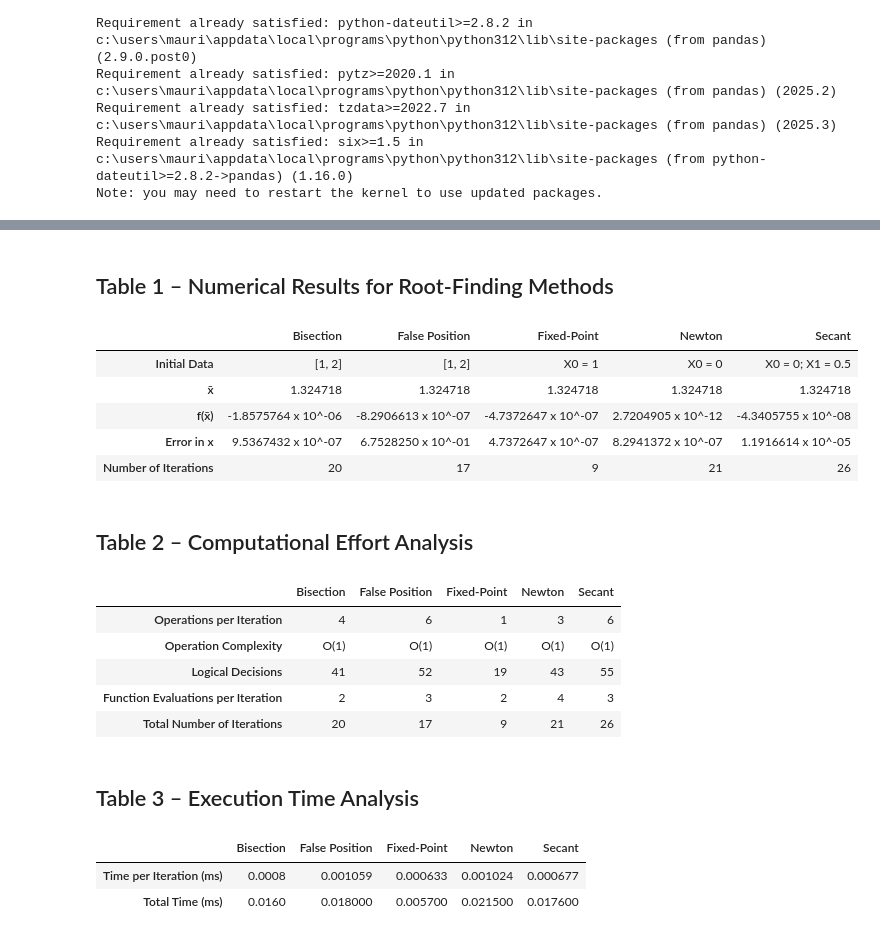
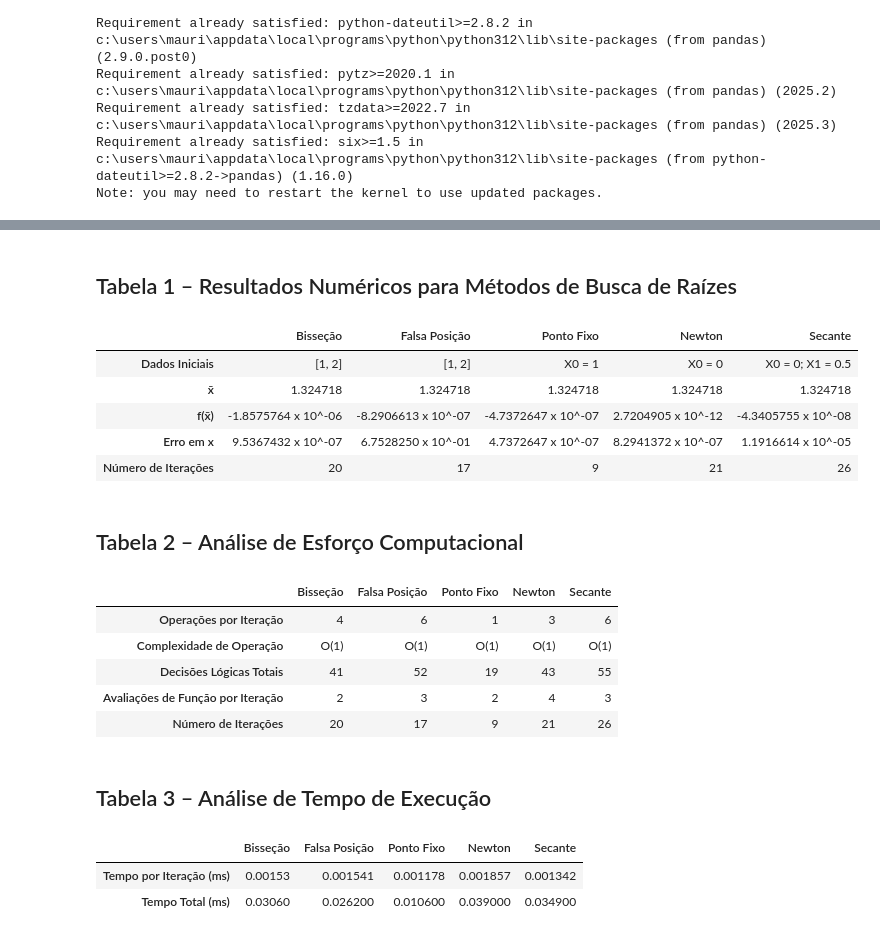
Before and after one commit to mauricioaires30/Matematica-Computacional, a Jupyter notebook: trabalho_02_1.ipynb, the cells around one changed output, grey strips where cells are left out. Saved outputs shown, nothing was run; the diff lists cells and outputs as text; code cells hidden in the pictures.

```diff
--- a/trabalho_02_1.ipynb
+++ b/trabalho_02_1.ipynb
@@ -176,19 +215,16 @@ def bisection(function, interval, stopping_crit_1, precision, max_iterations = 1
 # %%
-def false_position(function, interval, stopping_crit_1, stopping_crit_2, precision, max_iterations = 100):
+def false_position(function, interval, stopping_crit, precision, max_iterations = 100):
     #(1) initial values
     a = interval[0]
     b = interval[1]
-    episolon_1 = stopping_crit_1
-    episolon_2 = stopping_crit_2
+    episolon_1 = stopping_crit
+    episolon_2 = stopping_crit
 
     #other initial values
     x = 0
-    iterations = 0
-    total_time = 0
 
-    dyn_ops = 0
-    dyn_logic = 0
-    dyn_evals = 0
+    iterations, total_time = 0, 0
+    dyn_ops, dyn_logic, dyn_evals = 0, 0, 0
 
     #(2) first verification
     dyn_ops += 1
@@ -467,27 +545,23 @@ def newton(function, init_x, stopping_crit_1, stopping_crit_2, precision, max_it
 # %%
-def secant(function, ini_x_0, ini_x_1, stopping_crit_1, stopping_crit_2, precision, max_iterations = 100):
+def secant(function, ini_x_0, ini_x_1, stopping_crit, precision, max_iterations = 100):
     #(1) initial values
     initial_x_0 = ini_x_0
     initial_x_1 = ini_x_1
-    episolon_1 = stopping_crit_1
-    episolon_2 = stopping_crit_2
+    epsilon_1 = stopping_crit
+    epsilon_2 = stopping_crit
 
     #other initial values
     x = initial_x_1
     x_0 = initial_x_0
     x_1 = initial_x_1
-    iterations = 0
-    total_time = 0
-    current_error = 0
 
-    dyn_ops = 0
-    dyn_logic = 0
-    dyn_evals = 0
+    iterations, total_time, current_error = 0, 0, 0
+    dyn_ops, dyn_logic, dyn_evals = 0, 0, 0
 
     #(2) first verification
     dyn_evals += 1
     dyn_logic += 1
-    if abs(function(x_0)) < episolon_1:
+    if abs(function(x_0)) < epsilon_1:
         x = x_0
 
     #(3) second verification
@@ -495,7 +569,7 @@ def secant(function, ini_x_0, ini_x_1, stopping_crit_1, stopping_crit_2, precisi
         dyn_evals += 1
         dyn_ops += 1
         dyn_logic += 2
-        if abs(function(x_1)) < episolon_1 or abs(x_1 - x_0) < episolon_2:
+        if abs(function(x_1)) < epsilon_1 or abs(x_1 - x_0) < epsilon_2:
             x = x_1
 
         else:
@@ -522,7 +596,7 @@ def secant(function, ini_x_0, ini_x_1, stopping_crit_1, stopping_crit_2, precisi
                 current_error = x_2 - x_1
 
                 dyn_logic += 2
-                if abs(fx_2) < episolon_1 or abs(current_error) < episolon_2:
+                if abs(fx_2) < epsilon_1 or abs(current_error) < epsilon_2:
                     x = x_2
                     break
 
@@ -628,32 +739,32 @@ print_tables(numerical_data, effort_data, time_data)
 # %%
 example_function = lambda x: x**3 - x - 1
 fixed_point_iteration_function = lambda x: (x + 1)**(1/3)
 interval = [1, 2]
-stopping_crit_1 = stopping_crit_2 = 10**-6
+stopping_crit = 10**-6
 
-numerical_data["bisection"], effort_data["bisection"], time_data["bisection"] = bisection(example_function, interval, stopping_crit_1, 7)
-numerical_data["false_position"], effort_data["false_position"], time_data["false_position"] = false_position(example_function, interval, stopping_crit_1, stopping_crit_2, 7)
-numerical_data["fixed_point"], effort_data["fixed_point"], time_data["fixed_point"] = fixed_point(example_function, fixed_point_iteration_function, 1, stopping_crit_1, stopping_crit_2, 7)
-numerical_data["newton"], effort_data["newton"], time_data["newton"] = newton(example_function, 0, stopping_crit_1, stopping_crit_2, 7)
-numerical_data["secant"], effort_data["secant"], time_data["secant"] = secant(example_function, 0, .5, stopping_crit_1, stopping_crit_2, 7)
+numerical_data["bisection"], effort_data["bisection"], time_data["bisection"] = bisection(example_function, interval, stopping_crit, 7)
+numerical_data["false_position"], effort_data["false_position"], time_data["false_position"] = false_position(example_function, interval, stopping_crit, 7)
+numerical_data["fixed_point"], effort_data["fixed_point"], time_data["fixed_point"] = fixed_point(example_function, fixed_point_iteration_function, 1, stopping_crit, 7)
+numerical_data["newton"], effort_data["newton"], time_data["newton"] = newton(example_function, 0, stopping_crit, 7)
+numerical_data["secant"], effort_data["secant"], time_data["secant"] = secant(example_function, 0, .5, stopping_crit, 7)
 
 print_tables(numerical_data, effort_data, time_data)
 # %% [output]
-## Table 1 – Numerical Results for Root-Finding Methods
+## Tabela 1 – Resultados Numéricos para Métodos de Busca de Raízes
-|  | Bisection | False Position | Fixed-Point | Newton | Secant |
-| Initial Data | [1, 2] | [1, 2] | X0 = 1 | X0 = 0 | X0 = 0; X1 = 0.5 |
+|  | Bisseção | Falsa Posição | Ponto Fixo | Newton | Secante |
+| Dados Iniciais | [1, 2] | [1, 2] | X0 = 1 | X0 = 0 | X0 = 0; X1 = 0.5 |
 | x̄ | 1.324718 | 1.324718 | 1.324718 | 1.324718 | 1.324718 |
 | f(x̄) | -1.8575764 x 10^-06 | -8.2906613 x 10^-07 | -4.7372647 x 10^-07 | 2.7204905 x 10^-12 | -4.3405755 x 10^-08 |
-| Error in x | 9.5367432 x 10^-07 | 6.7528250 x 10^-01 | 4.7372647 x 10^-07 | 8.2941372 x 10^-07 | 1.1916614 x 10^-05 |
-| Number of Iterations | 20 | 17 | 9 | 21 | 26 |
+| Erro em x | 9.5367432 x 10^-07 | 6.7528250 x 10^-01 | 4.7372647 x 10^-07 | 8.2941372 x 10^-07 | 1.1916614 x 10^-05 |
+| Número de Iterações | 20 | 17 | 9 | 21 | 26 |
-## Table 2 – Computational Effort Analysis
+## Tabela 2 – Análise de Esforço Computacional
-|  | Bisection | False Position | Fixed-Point | Newton | Secant |
-| Operations per Iteration | 4 | 6 | 1 | 3 | 6 |
-| Operation Complexity | O(1) | O(1) | O(1) | O(1) | O(1) |
-| Logical Decisions | 41 | 52 | 19 | 43 | 55 |
-| Function Evaluations per Iteration | 2 | 3 | 2 | 4 | 3 |
-| Total Number of Iterations | 20 | 17 | 9 | 21 | 26 |
+|  | Bisseção | Falsa Posição | Ponto Fixo | Newton | Secante |
+| Operações por Iteração | 4 | 6 | 1 | 3 | 6 |
+| Complexidade de Operação | O(1) | O(1) | O(1) | O(1) | O(1) |
+| Decisões Lógicas Totais | 41 | 52 | 19 | 43 | 55 |
+| Avaliações de Função por Iteração | 2 | 3 | 2 | 4 | 3 |
+| Número de Iterações | 20 | 17 | 9 | 21 | 26 |
-## Table 3 – Execution Time Analysis
+## Tabela 3 – Análise de Tempo de Execução
-|  | Bisection | False Position | Fixed-Point | Newton | Secant |
-| Time per Iteration (ms) | 0.0008 | 0.001059 | 0.000633 | 0.001024 | 0.000677 |
-| Total Time (ms) | 0.0160 | 0.018000 | 0.005700 | 0.021500 | 0.017600 |
+|  | Bisseção | Falsa Posição | Ponto Fixo | Newton | Secante |
+| Tempo por Iteração (ms) | 0.00153 | 0.001541 | 0.001178 | 0.001857 | 0.001342 |
+| Tempo Total (ms) | 0.03060 | 0.026200 | 0.010600 | 0.039000 | 0.034900 |
```
Also changed, not shown: parts of 55 cells of this notebook, 5 other files.
